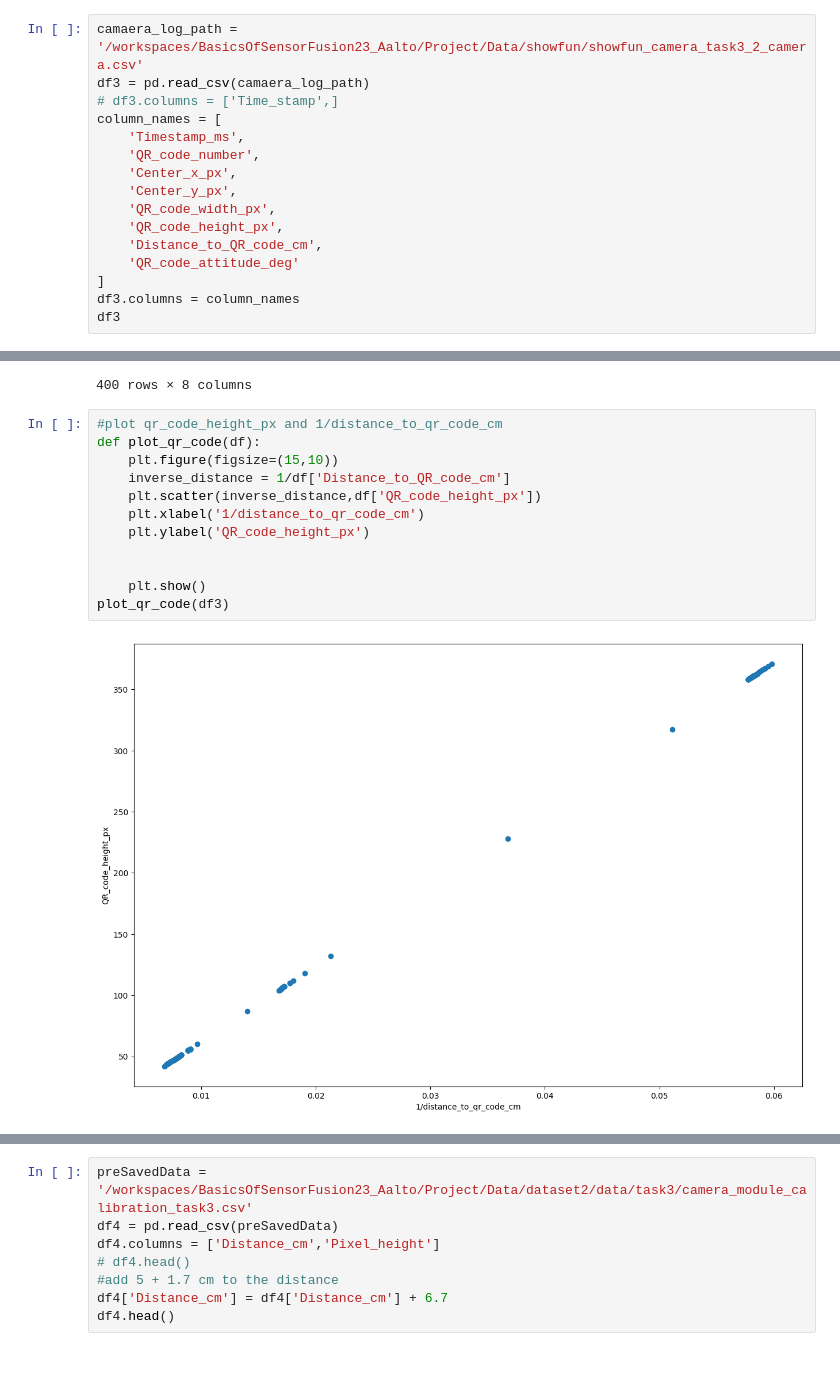
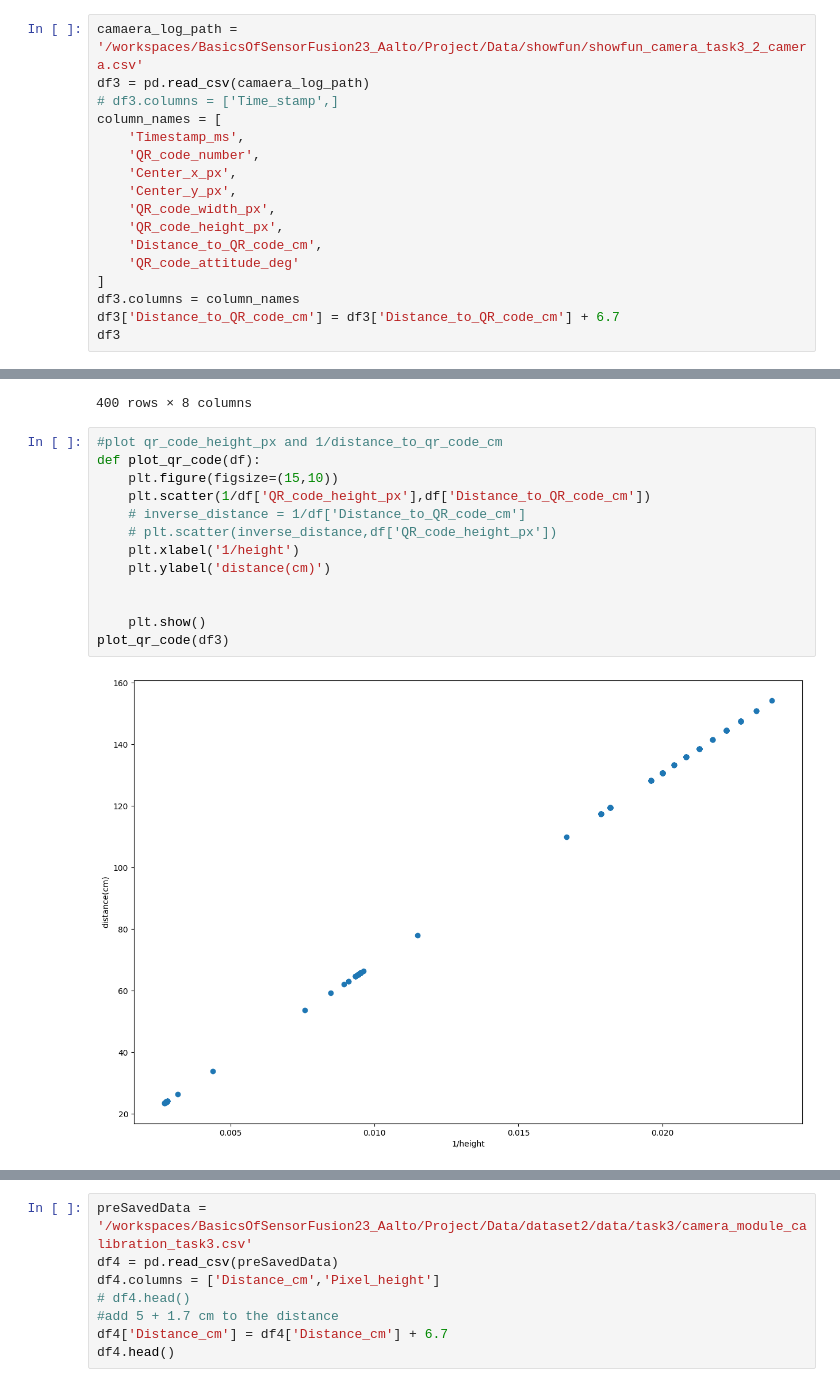
Before and after one commit to Nandu-Jagdish/BasicsOfSensorFusion23_Aalto, a Jupyter notebook: Project/part1.ipynb, the cells around one changed output, grey strips where cells are left out. Cells and saved outputs as stored; diff of their text form.

```diff
--- a/Project/part1.ipynb
+++ b/Project/part1.ipynb
@@ -269,6 +269,7 @@ column_names = [
     'QR_code_attitude_deg'
 ]
 df3.columns = column_names
+df3['Distance_to_QR_code_cm'] = df3['Distance_to_QR_code_cm'] + 6.7
 df3
 # %% [output]
 |  | Timestamp_ms | QR_code_number | Center_x_px | Center_y_px | QR_code_width_px | QR_code_height_px | ... |
@@ -287,14 +288,15 @@ df3
 # %%
 #plot qr_code_height_px and 1/distance_to_qr_code_cm
 def plot_qr_code(df):
     plt.figure(figsize=(15,10))
-    inverse_distance = 1/df['Distance_to_QR_code_cm']
-    plt.scatter(inverse_distance,df['QR_code_height_px'])
-    plt.xlabel('1/distance_to_qr_code_cm')
-    plt.ylabel('QR_code_height_px')
+    plt.scatter(1/df['QR_code_height_px'],df['Distance_to_QR_code_cm'])
+    # inverse_distance = 1/df['Distance_to_QR_code_cm']
+    # plt.scatter(inverse_distance,df['QR_code_height_px'])
+    plt.xlabel('1/height')
+    plt.ylabel('distance(cm)')
 
 
     plt.show()
 plot_qr_code(df3)
 # %% [output]
-[figure, old version]
+[figure, new version]
```
Also changed, not shown: parts of 4 cells of this notebook, 1 other file.
